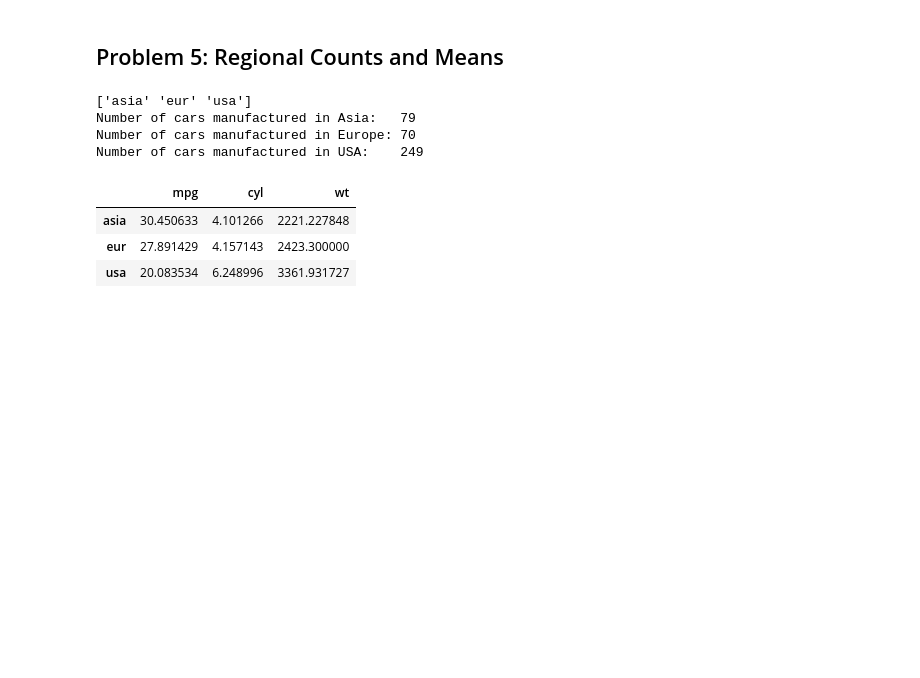
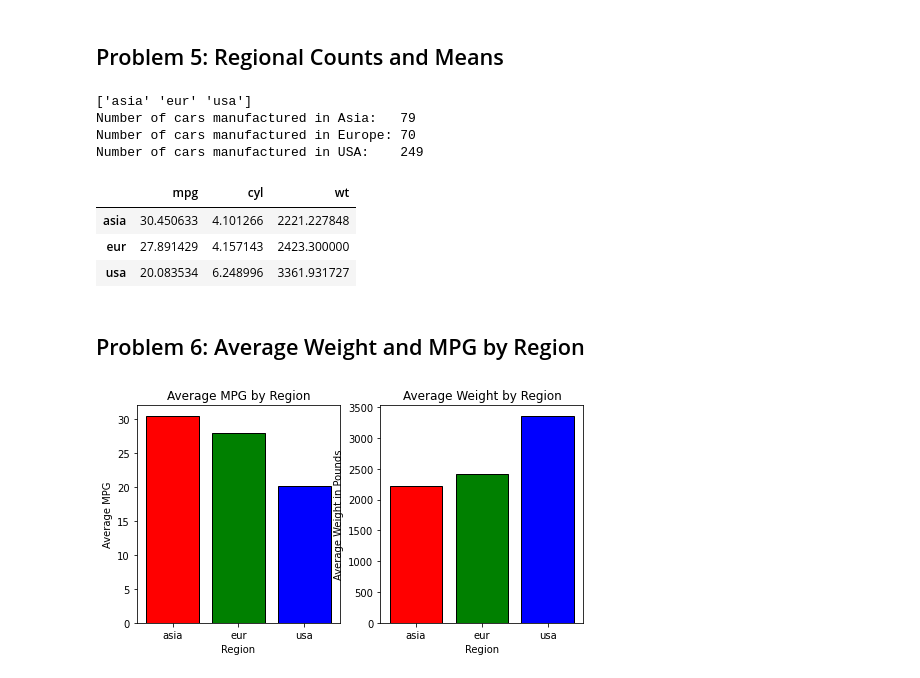
Before and after one commit to nstratford76/DSCI-503, a Jupyter notebook: Homework/HW_05_Stratford.ipynb, the cells around one changed output. Saved outputs shown, nothing was run; the diff lists cells and outputs as text; code cells hidden in the pictures; blank space fills up the shorter version.

```diff
--- a/Homework/HW_05_Stratford.ipynb
+++ b/Homework/HW_05_Stratford.ipynb
@@ -144,3 +139,19 @@ mean_df
 | asia | 30.450633 | 4.101266 | 2221.227848 |
 | eur | 27.891429 | 4.157143 | 2423.300000 |
 | usa | 20.083534 | 6.248996 | 3361.931727 |
+# %% [markdown]
+## Problem 6: Average Weight and MPG by Region
+# %%
+colors1 = ['red', 'green', 'blue']
+fig, b(ax1, ax2) = plt.subplots(1, 2, figsize=(8, 4))
+ax1.bar(mean_df.index, mean_df['mpg'], color=colors1, edgecolor='black')
+ax1.set_title('Average MPG by Region')
+ax1.set_xlabel('Region')
+ax1.set_ylabel('Average MPG')
+ax2.bar(mean_df.index, mean_df['wt'], color=colors1, edgecolor='black')
+ax2.set_title('Average Weight by Region')
+ax2.set_xlabel('Region')
+ax2.set_ylabel('Average Weight in Pounds')
+plt.show()
+# %% [output]
+[figure, added]
```
Also changed, not shown: parts of 7 cells of this notebook, 1 other file.
